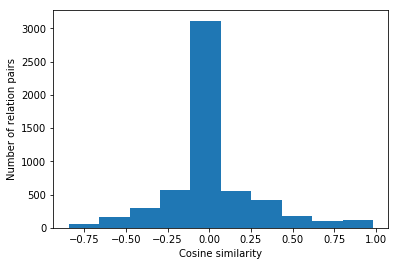
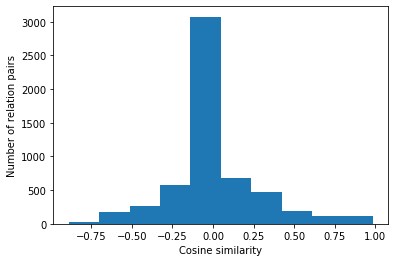
The change to this notebook cell's code, shown as a diff; its figure went from the first image to the second:
--- before
+++ after
@@ -8,3 +8,3 @@
 plt.ylabel('Number of relation pairs')
 plt.hist(s)
-plt.show()
+plt.savefig('relation-sim.eps', format='eps')

Commit: update notebooks